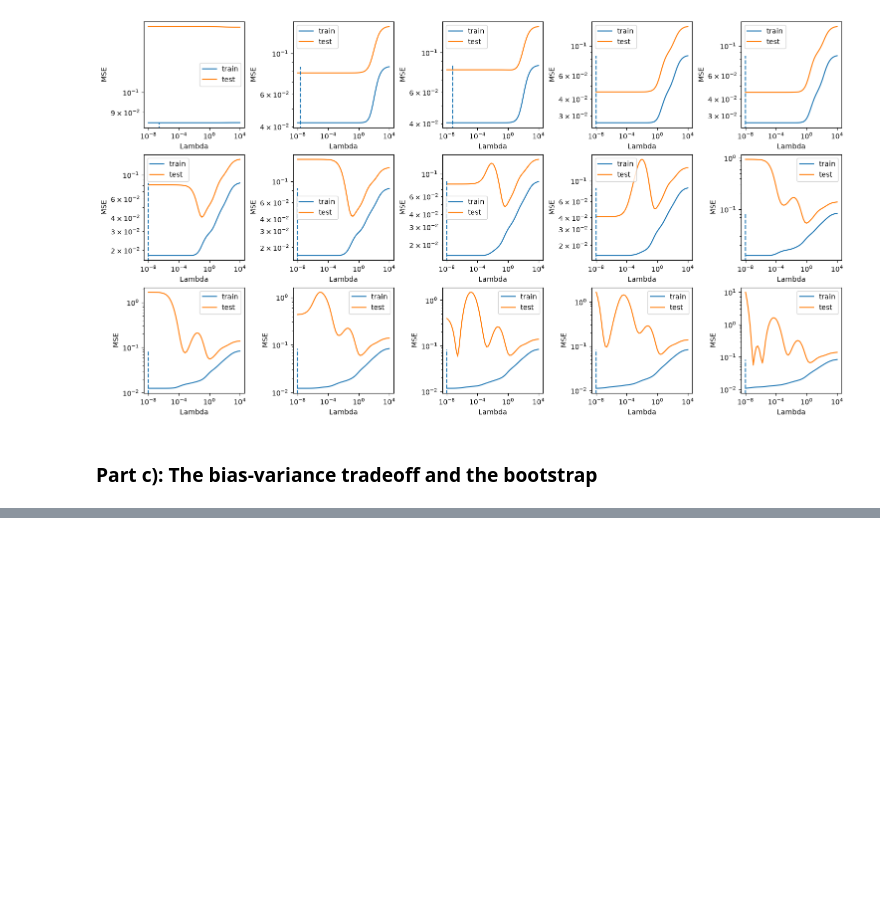
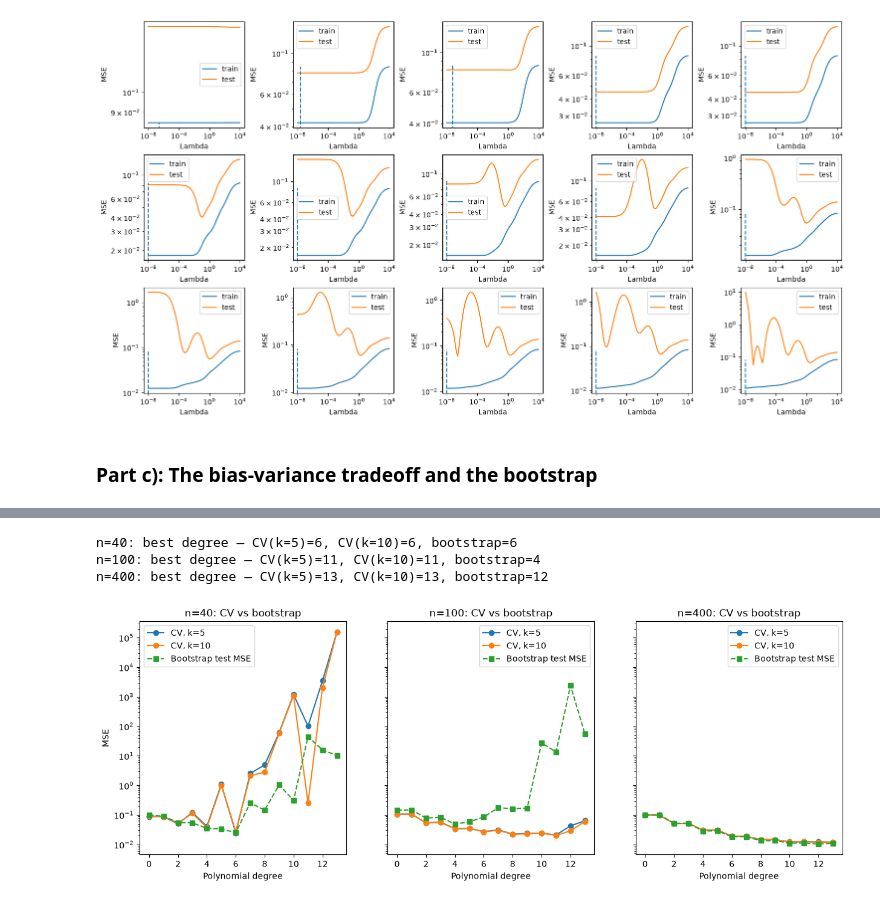
Before and after one commit to lukasMK01/FYS-STK4155, a Jupyter notebook: project_1/wip_project1.ipynb, the cells around one changed output, grey strips where cells are left out. Cells and saved outputs as stored; diff of their text form; code cells hidden in the pictures; blank space fills up the shorter version.

```diff
--- a/project_1/wip_project1.ipynb
+++ b/project_1/wip_project1.ipynb
@@ -313,0 +482,32 @@ TypeError: object of type 'int' has no len()
+# %%
+# Compare the MSE you get from cross-validation with the one you got from your bootstrap
+# code in part c).
+
+fig, ax = plt.subplots(1, 3, figsize=(15, 5), sharey=True)
+
+for i, n in enumerate((40, 100, 400)):
+    x_cv, y_cv, _, _ = generate_data(n=n, sigma=0.1, seed=2026)
+    x_cv = x_cv.reshape(-1, 1)
+
+    mse_k5  = cv_mse_ols(x_cv, y_cv, degree_max, k=5)
+    mse_k10 = cv_mse_ols(x_cv, y_cv, degree_max, k=10)
+    error_boot, _, _ = bootstrap_polynomial(n=n, degree_max=degree_max)
+
+    ax[i].plot(range(degree_max), mse_k5,      "o-", label="CV, k=5")
+    ax[i].plot(range(degree_max), mse_k10,     "o-", label="CV, k=10")
+    ax[i].plot(range(degree_max), error_boot,  "s--", label="Bootstrap test MSE")
+    ax[i].set_yscale("log")
+    ax[i].set_xlabel("Polynomial degree")
+    ax[i].set_title(f"n={n}: CV vs bootstrap")
+    ax[i].legend()
+
+    print(f"n={n}: best degree — CV(k=5)={np.argmin(mse_k5)}, "
+          f"CV(k=10)={np.argmin(mse_k10)}, bootstrap={np.argmin(error_boot)}")
+
+ax[0].set_ylabel("MSE")
+plt.show()
+# %% [output]
+n=40: best degree — CV(k=5)=6, CV(k=10)=6, bootstrap=6
+n=100: best degree — CV(k=5)=11, CV(k=10)=11, bootstrap=4
+n=400: best degree — CV(k=5)=13, CV(k=10)=13, bootstrap=12
+[figure, added]
```
Also changed, not shown: parts of 7 cells of this notebook.
